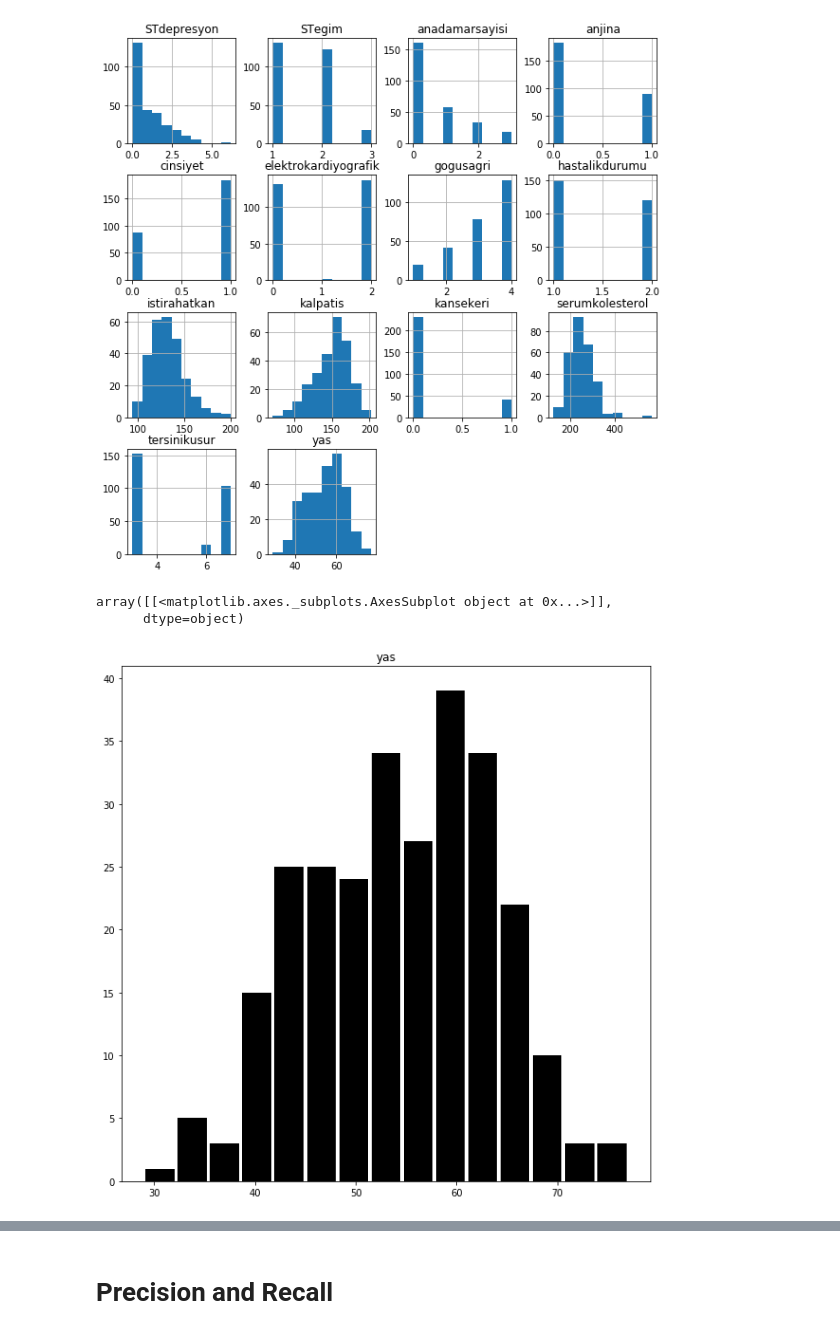
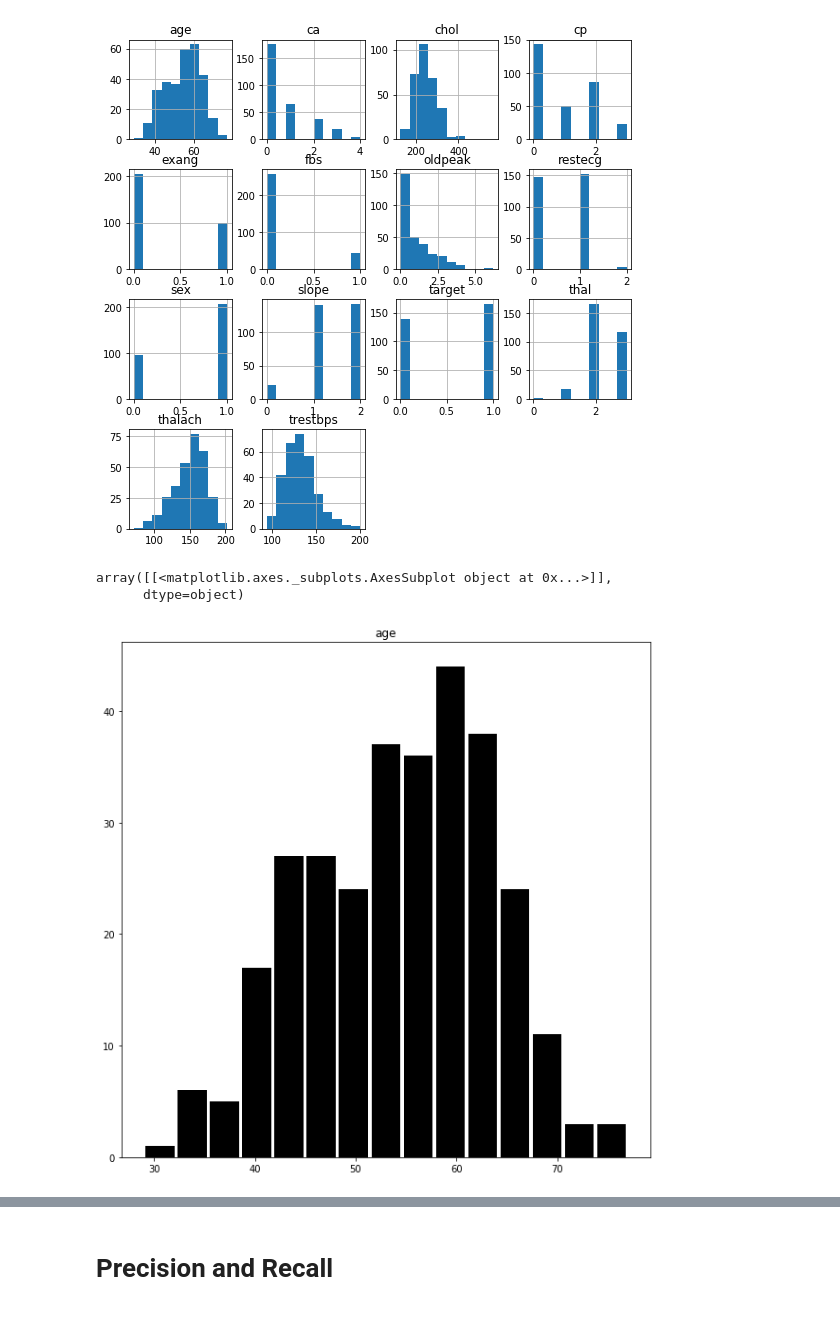
Before and after one commit to frkyz07/my-first-ml-project, a Jupyter notebook: code.ipynb, the cells around one changed output, grey strips where cells are left out. Saved outputs shown, nothing was run; the diff lists cells and outputs as text; code cells hidden in the pictures.

```diff
--- a/code.ipynb
+++ b/code.ipynb
@@ -38,0 +13,3 @@ print(dataset)
+# %%
+dataset = pd.read_csv("heart.csv")
+dataset.head()
@@ -131,13 +116,12 @@ hastalikdurumu               0.525           1.000
 # %%
-
-dataset.hist(figsize=(10,10))
+dataset.hist(figsize=(9,9))
 plt.show()
 # %% [output]
-[figure, old version]
+[figure, new version]
 # %%
-dataset.hist(column='yas', bins=15, grid=False, figsize=(10,10), color='#000000', zorder=2, rwidth=0.9)
+dataset.hist(column='age', bins=15, grid=False, figsize=(10,10), color='#000000', zorder=2, rwidth=0.9)
 # %% [output]
 array([[<matplotlib.axes._subplots.AxesSubplot object at 0x...>]],
       dtype=object)
-[figure, old version]
+[figure, new version]
 # %%
```
Also changed, not shown: parts of 58 cells of this notebook.
